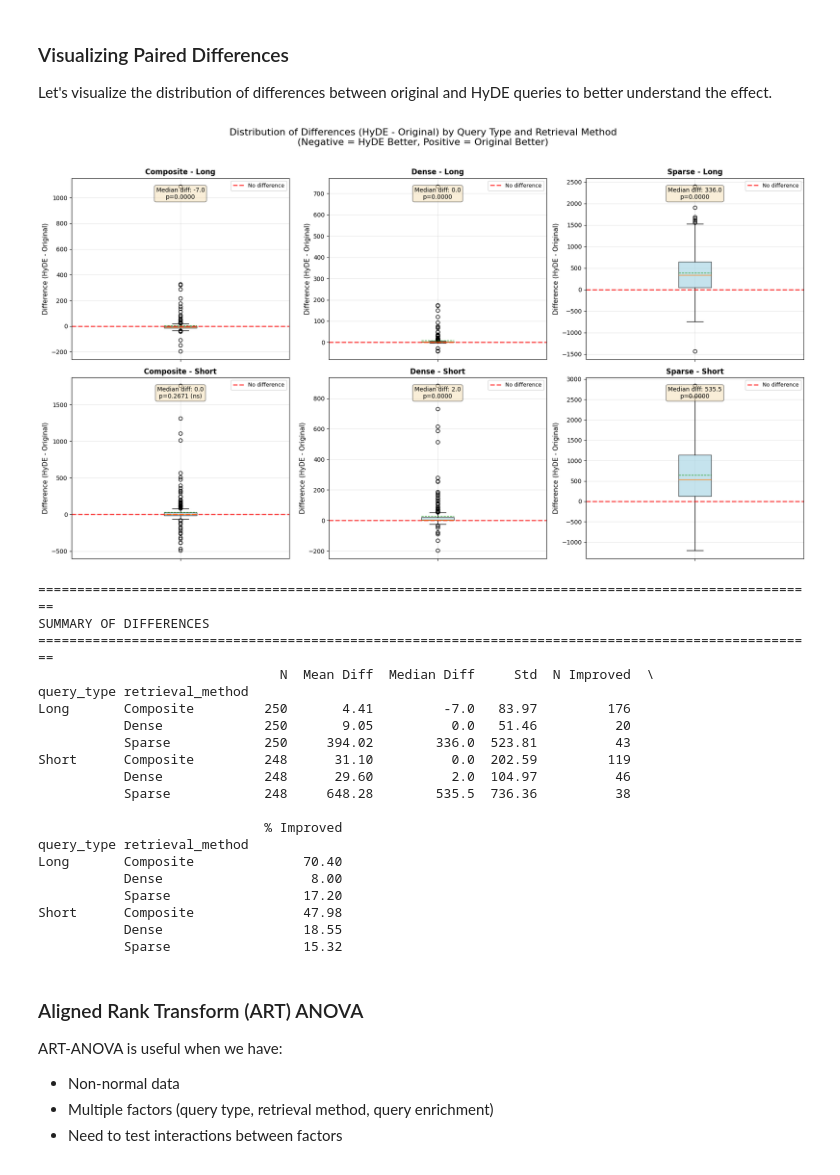
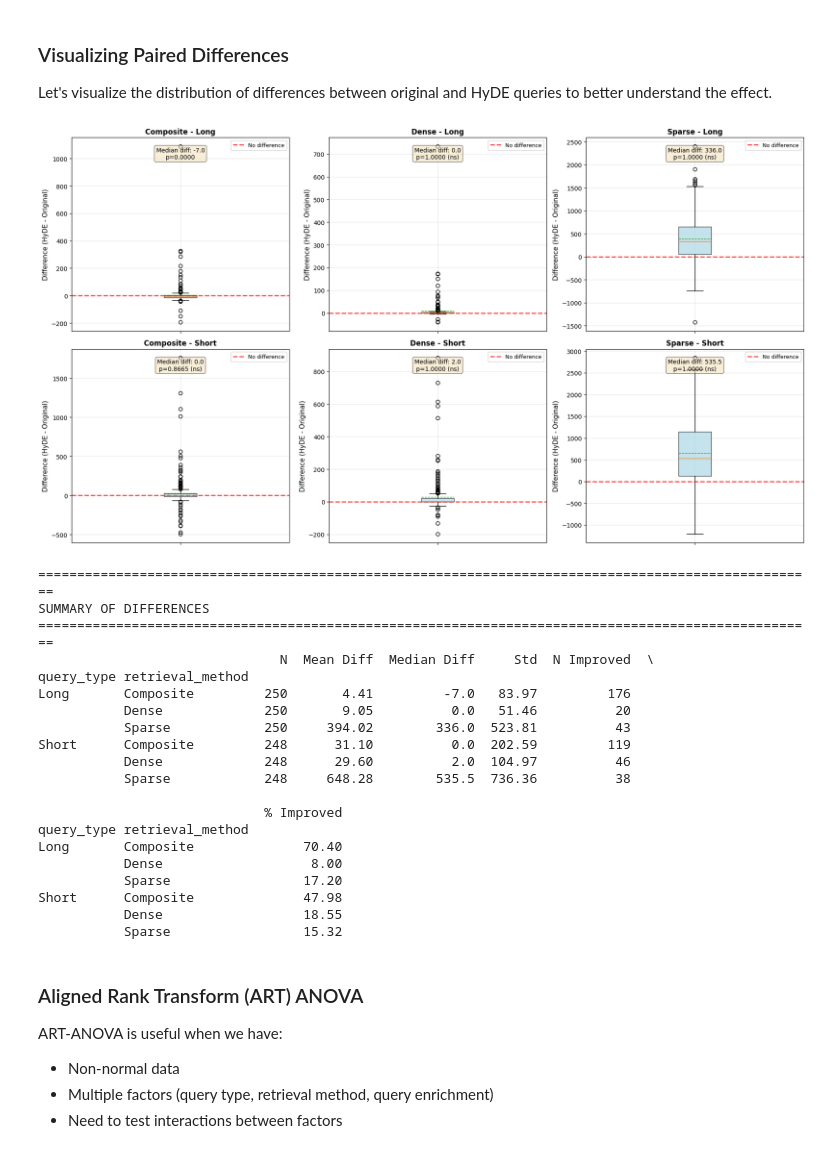
Before and after one commit to ProfSandMan/icesrag, a Jupyter notebook: evaluation/2026 (hyde)/3_hyde_eda.ipynb, the cells around one changed output. Drawn from its saved outputs; the diff is of its cells as text; code cells hidden in the pictures.

Commit message:
Updated EDA for single test Wilcoxon and removed Kruskall

```diff
--- a/evaluation/2026 (hyde)/3_hyde_eda.ipynb
+++ b/evaluation/2026 (hyde)/3_hyde_eda.ipynb
@@ -336,7 +339,7 @@ def calculate_effect_size_wilcoxon(original, enriched):
     - |r| >= 0.5: large
     """
     from scipy.stats import norm
-    stat, p_value = wilcoxon(original, enriched, alternative='two-sided')
+    stat, p_value = wilcoxon(original, enriched, alternative='greater')
     n = len(original)
 
     if n == 0:
@@ -371,10 +374,10 @@ for query_type in ['Long', 'Short']:
             original = subset['original_position'].values
             hyde = subset['hyde_position'].values
 
-            # Wilcoxon signed-rank test
-            # alternative='two-sided' tests if there's any difference
-            # alternative='less' would test if HyDE is better (lower ranks)
-            stat, p_value = wilcoxon(original, hyde, alternative='two-sided')
+            # Wilcoxon signed-rank test (one-tailed: HyDE improves = lower position)
+            # alternative='greater' tests H1: median(original - hyde) > 0
+            # i.e. original positions tend to be higher (worse) than HyDE → HyDE improves
+            stat, p_value = wilcoxon(original, hyde, alternative='greater')
 
             # Calculate effect size
             effect_size = calculate_effect_size_wilcoxon(original, hyde)
@@ -421,9 +424,10 @@ wilcoxon_df = wilcoxon_df.round({
 print("=" * 100)
 print("WILCOXON SIGNED-RANK TEST RESULTS")
 print("=" * 100)
-print("\nInterpretation:")
+print("\nInterpretation (one-tailed test for HyDE improvement):")
+print("- H1: HyDE improves (lower retrieval position than original)")
 print("- Negative 'Median Difference' means HyDE performed better (lower rank = better)")
-print("- P-value < 0.05 indicates significant difference")
+print("- P-value < 0.05: reject H0 → significant evidence that HyDE improves retrieval")
 print("- Effect size: <0.1=negligible, 0.1-0.3=small, 0.3-0.5=medium, >=0.5=large")
 print("\n" + "=" * 100 + "\n")
 print(wilcoxon_df.to_string(index=False))
@@ -453,8 +458,8 @@ Let's visualize the distribution of differences between original and HyDE querie
 # %%
 # Create box plots showing the distribution of differences
 fig, axes = plt.subplots(2, 3, figsize=(18, 10))
-fig.suptitle('Distribution of Differences (HyDE - Original) by Query Type and Retrieval Method\n(Negative = HyDE Better, Positive = Original Better)',
-             fontsize=16, y=1.02)
+# fig.suptitle('Distribution of Differences (HyDE - Original) by Query Type and Retrieval Method\n(Negative = HyDE Better, Positive = Original Better)',
+#              fontsize=16, y=1.02)
 
 for i, query_type in enumerate(['Long', 'Short']):
     for j, retrieval_method in enumerate(['Composite', 'Dense', 'Sparse']):
@@ -481,34 +486,34 @@ for i, query_type in enumerate(['Long', 'Short']):
                 (wilcoxon_df['Retrieval Method'] == retrieval_method)
             ]['P-value'].values[0]
 
             sig_text = f"p={p_value:.4f}" if p_value < 0.05 else f"p={p_value:.4f} (ns)"
             ax.text(0.5, 0.95, f'Median diff: {median_diff:.1f}\n{sig_text}',
                    transform=ax.transAxes, ha='center', va='top',
                    bbox=dict(boxstyle='round', facecolor='wheat', alpha=0.5),
                    fontsize=10)
 
             ax.set_title(f'{retrieval_method} - {query_type}', fontsize=12, fontweight='bold')
             ax.set_ylabel('Difference (HyDE - Original)', fontsize=11)
             ax.set_xticklabels([''])
             ax.grid(True, alpha=0.3)
             ax.legend(fontsize=9)
 
 plt.tight_layout()
 plt.show()
 
 # Summary statistics table
 print("\n" + "=" * 100)
 print("SUMMARY OF DIFFERENCES")
 print("=" * 100)
 diff_summary = paired_data.groupby(['query_type', 'retrieval_method'])['difference'].agg([
     'count', 'mean', 'median', 'std',
     lambda x: (x < 0).sum(),  # Count of improvements
     lambda x: ((x < 0).sum() / len(x)) * 100  # Percentage improved
 ]).round(2)
 diff_summary.columns = ['N', 'Mean Diff', 'Median Diff', 'Std', 'N Improved', '% Improved']
 print(diff_summary)
 # %% [output]
-[figure, old version]
+[figure, new version]
 ====================================================================================================
 SUMMARY OF DIFFERENCES
 ====================================================================================================
```
Also changed, not shown: parts of 7 cells of this notebook.
